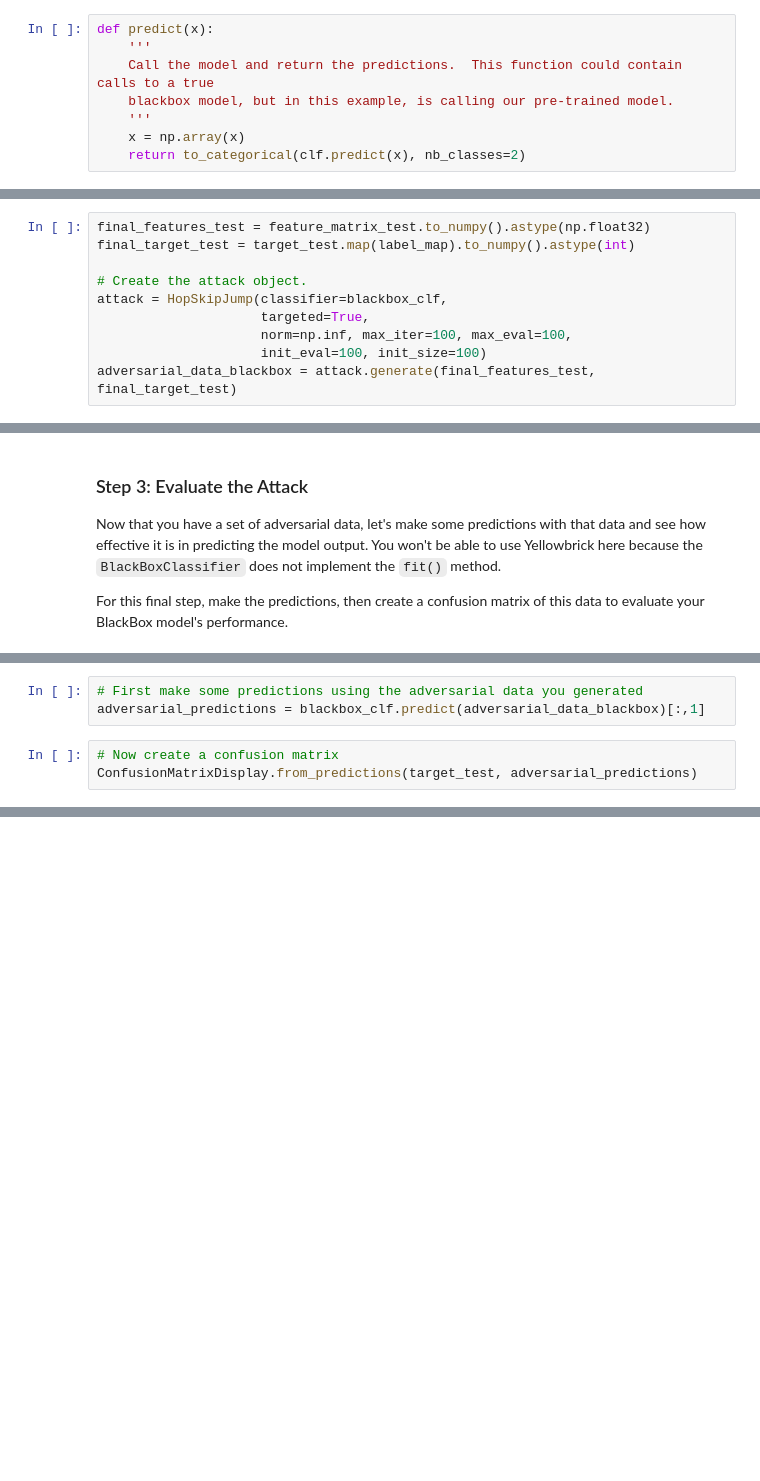
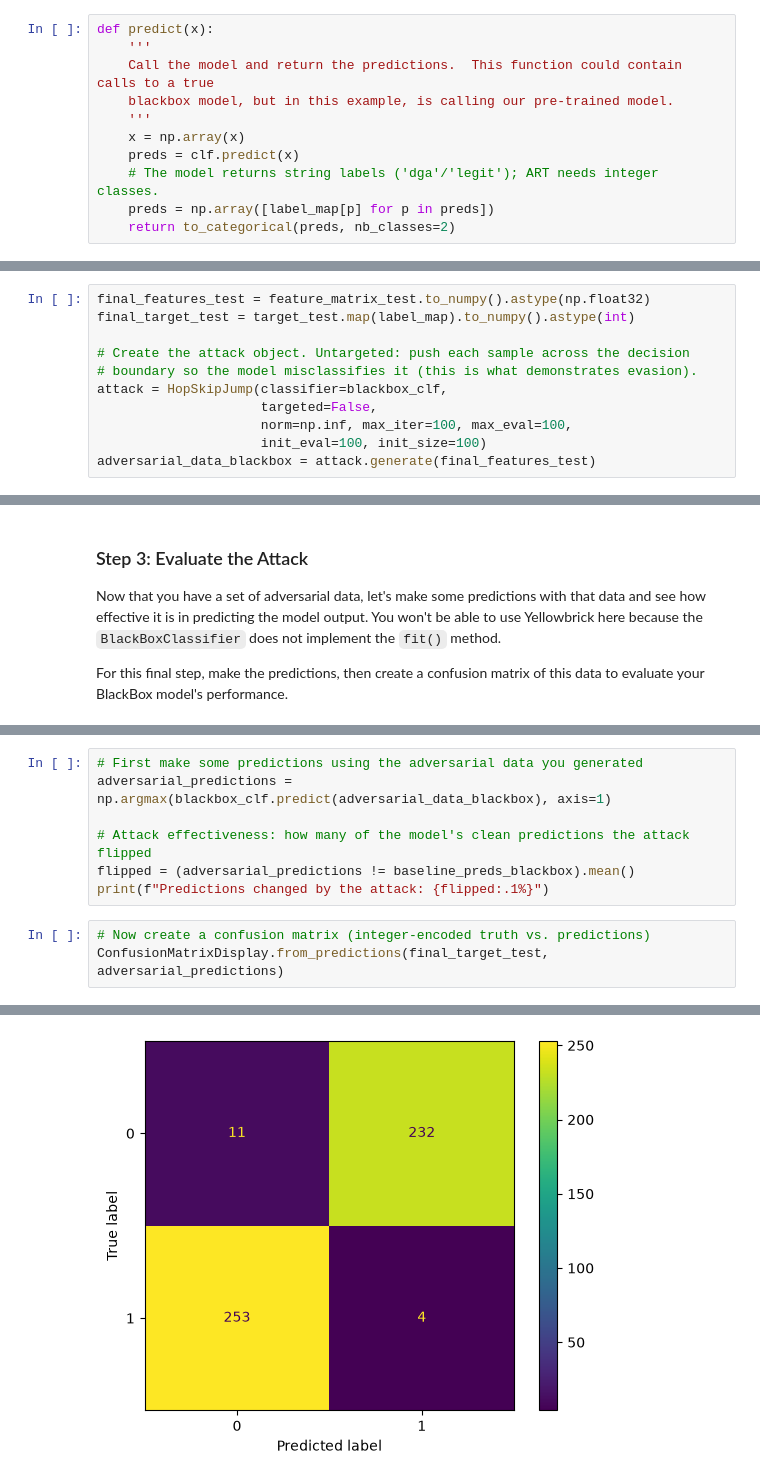
Before and after one commit to gtkcyber/ai_cyber_bootcamp_2026, a Jupyter notebook: answers/Worksheet 8.1 - Attacking AI - Answers.ipynb, the cells around one changed output, grey strips where cells are left out. Cells and saved outputs as stored; diff of their text form; blank space fills up the shorter version.

```diff
--- a/answers/Worksheet 8.1 - Attacking AI - Answers.ipynb
+++ b/answers/Worksheet 8.1 - Attacking AI - Answers.ipynb
@@ -106,7 +122,10 @@ def predict(x):
     blackbox model, but in this example, is calling our pre-trained model.
     '''
     x = np.array(x)
-    return to_categorical(clf.predict(x), nb_classes=2)
+    preds = clf.predict(x)
+    # The model returns string labels ('dga'/'legit'); ART needs integer classes.
+    preds = np.array([label_map[p] for p in preds])
+    return to_categorical(preds, nb_classes=2)
 # %% [markdown]
 ### Step 1:  Create the BlackBox Classifier
 In order to execute the attack we need to first create a `BlackBoxClassifier`.  At a minimum, we need to pass the predict function, the number of features and the number of possible classes.
@@ -132,9 +151,10 @@ label_map = {
 final_features_test = feature_matrix_test.to_numpy().astype(np.float32)
 final_target_test = target_test.map(label_map).to_numpy().astype(int)
 
-# Create the attack object.
+# Create the attack object. Untargeted: push each sample across the decision
+# boundary so the model misclassifies it (this is what demonstrates evasion).
 attack = HopSkipJump(classifier=blackbox_clf,
-                     targeted=True,
+                     targeted=False,
                      norm=np.inf, max_iter=100, max_eval=100,
                      init_eval=100, init_size=100)
-adversarial_data_blackbox = attack.generate(final_features_test, final_target_test)
+adversarial_data_blackbox = attack.generate(final_features_test)
@@ -148,6 +181,11 @@ For this final step, make the predictions, then create a confusion matrix of thi
 # %%
 # First make some predictions using the adversarial data you generated
-adversarial_predictions = blackbox_clf.predict(adversarial_data_blackbox)[:,1]
+adversarial_predictions = np.argmax(blackbox_clf.predict(adversarial_data_blackbox), axis=1)
+
+# Attack effectiveness: how many of the model's clean predictions the attack flipped
+flipped = (adversarial_predictions != baseline_preds_blackbox).mean()
+print(f"Predictions changed by the attack: {flipped:.1%}")
 # %%
-# Now create a confusion matrix
-ConfusionMatrixDisplay.from_predictions(target_test, adversarial_predictions)
+# Now create a confusion matrix (integer-encoded truth vs. predictions)
+ConfusionMatrixDisplay.from_predictions(final_target_test, adversarial_predictions)
+# %% [output]
@@ -154 +193,2 @@ ConfusionMatrixDisplay.from_predictions(target_test, adversarial_predictions)
+[figure, added]
 # %% [markdown]
```
Also changed, not shown: parts of 12 cells of this notebook.
